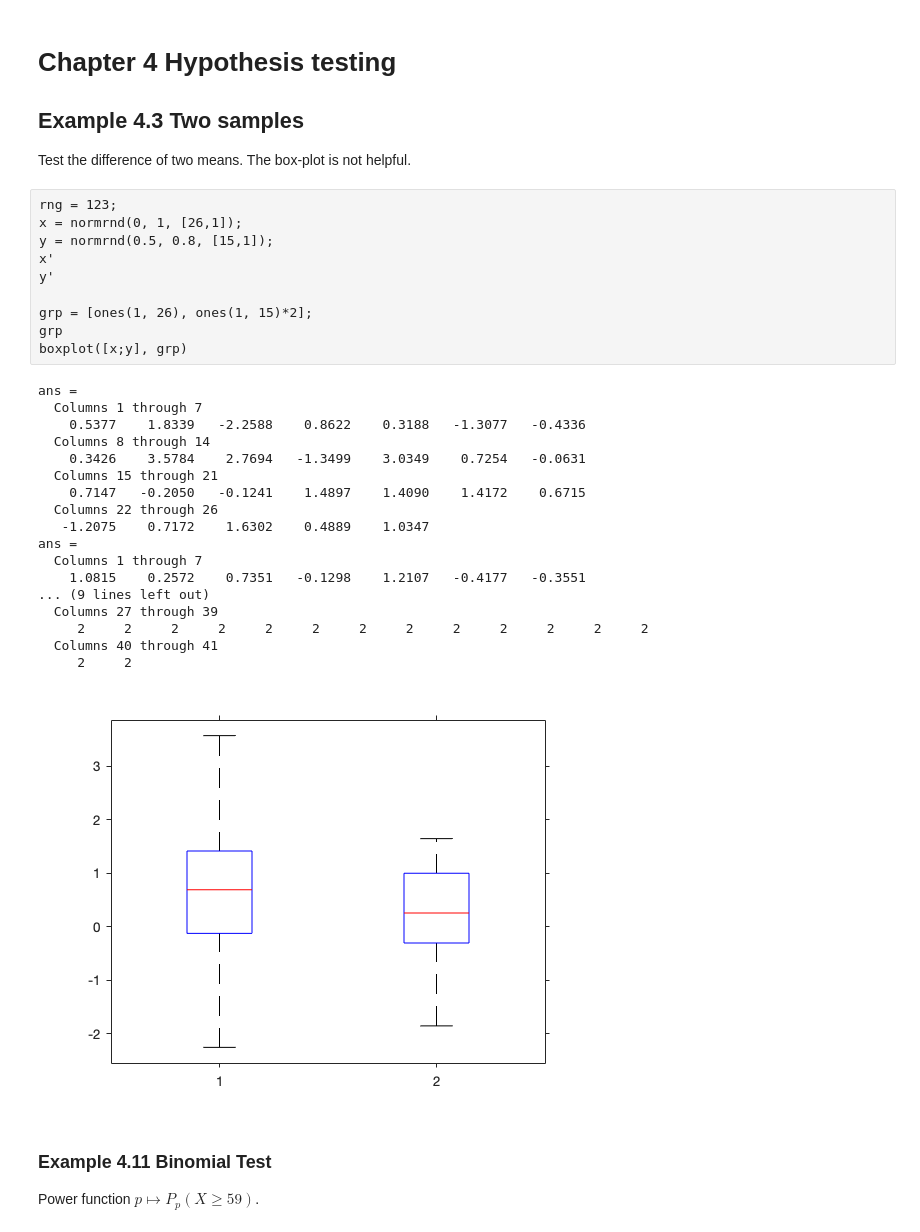
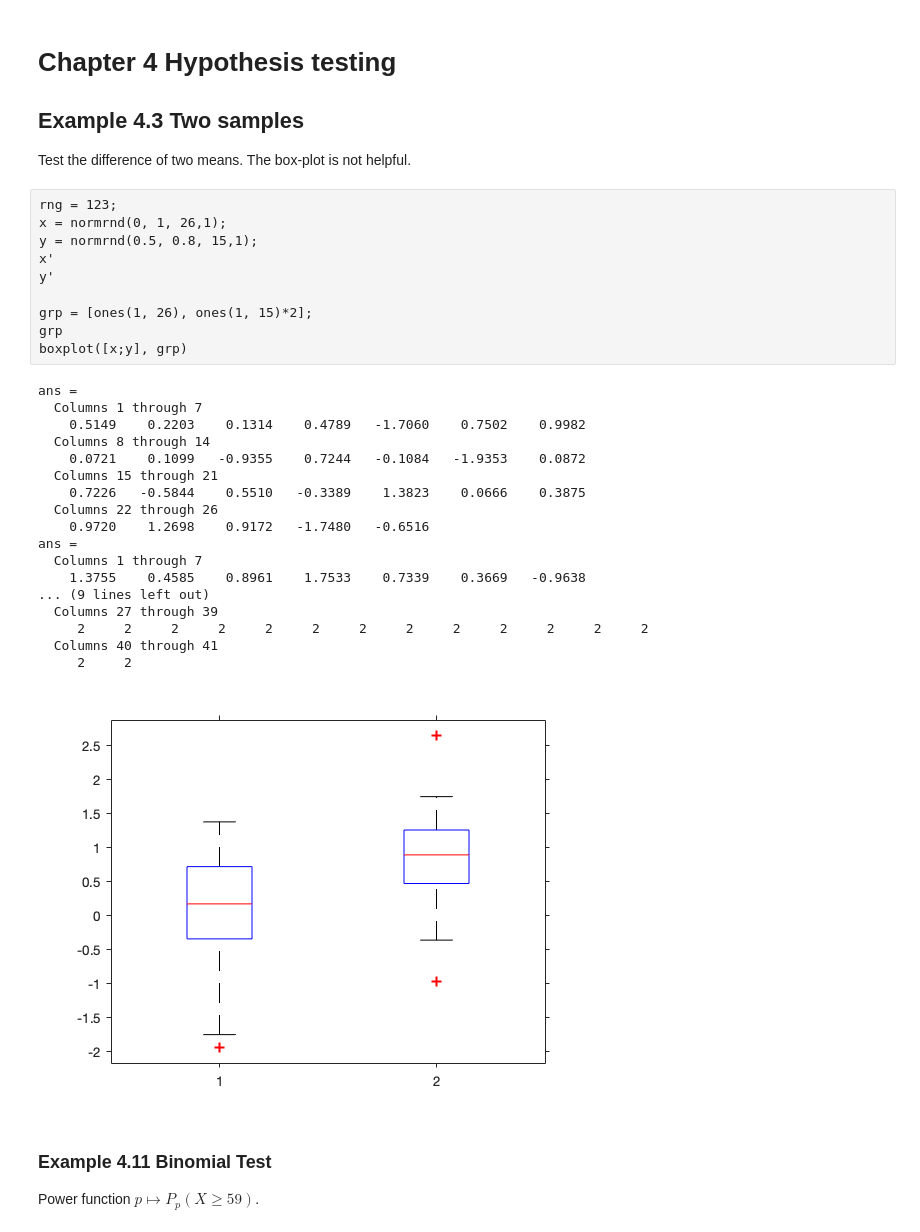
Before and after one commit to StaThin/statmat, a Jupyter notebook: jupyter/Chapter 4.ipynb, the cells around one changed output. Saved outputs shown, nothing was run; the diff lists cells and outputs as text.

```diff
--- a/jupyter/Chapter 4.ipynb
+++ b/jupyter/Chapter 4.ipynb
@@ -6,33 +6,33 @@
 Test the difference of two means. The box-plot is not helpful.
 # %%
 rng = 123;
-x = normrnd(0, 1, [26,1]);
-y = normrnd(0.5, 0.8, [15,1]);
+x = normrnd(0, 1, 26,1);
+y = normrnd(0.5, 0.8, 15,1);
 x'
 y'
 
 grp = [ones(1, 26), ones(1, 15)*2];
 grp
 boxplot([x;y], grp)
 # %% [output]
 ans =
   Columns 1 through 7
-    0.5377    1.8339   -2.2588    0.8622    0.3188   -1.3077   -0.4336
+    0.5149    0.2203    0.1314    0.4789   -1.7060    0.7502    0.9982
   Columns 8 through 14
-    0.3426    3.5784    2.7694   -1.3499    3.0349    0.7254   -0.0631
+    0.0721    0.1099   -0.9355    0.7244   -0.1084   -1.9353    0.0872
   Columns 15 through 21
-    0.7147   -0.2050   -0.1241    1.4897    1.4090    1.4172    0.6715
+    0.7226   -0.5844    0.5510   -0.3389    1.3823    0.0666    0.3875
   Columns 22 through 26
-   -1.2075    0.7172    1.6302    0.4889    1.0347
+    0.9720    1.2698    0.9172   -1.7480   -0.6516
 ans =
   Columns 1 through 7
-    1.0815    0.2572    0.7351   -0.1298    1.2107   -0.4177   -0.3551
+    1.3755    0.4585    0.8961    1.7533    0.7339    0.3669   -0.9638
 ... (9 lines left out)
   Columns 27 through 39
      2     2     2     2     2     2     2     2     2     2     2     2     2
   Columns 40 through 41
      2     2
-[figure, old version]
+[figure, new version]
 # %% [markdown]
 ### Example 4.11 Binomial Test
 Power function $p \mapsto P_p(X \ge 59)$.
```
Also changed, not shown: parts of 10 cells of this notebook.
